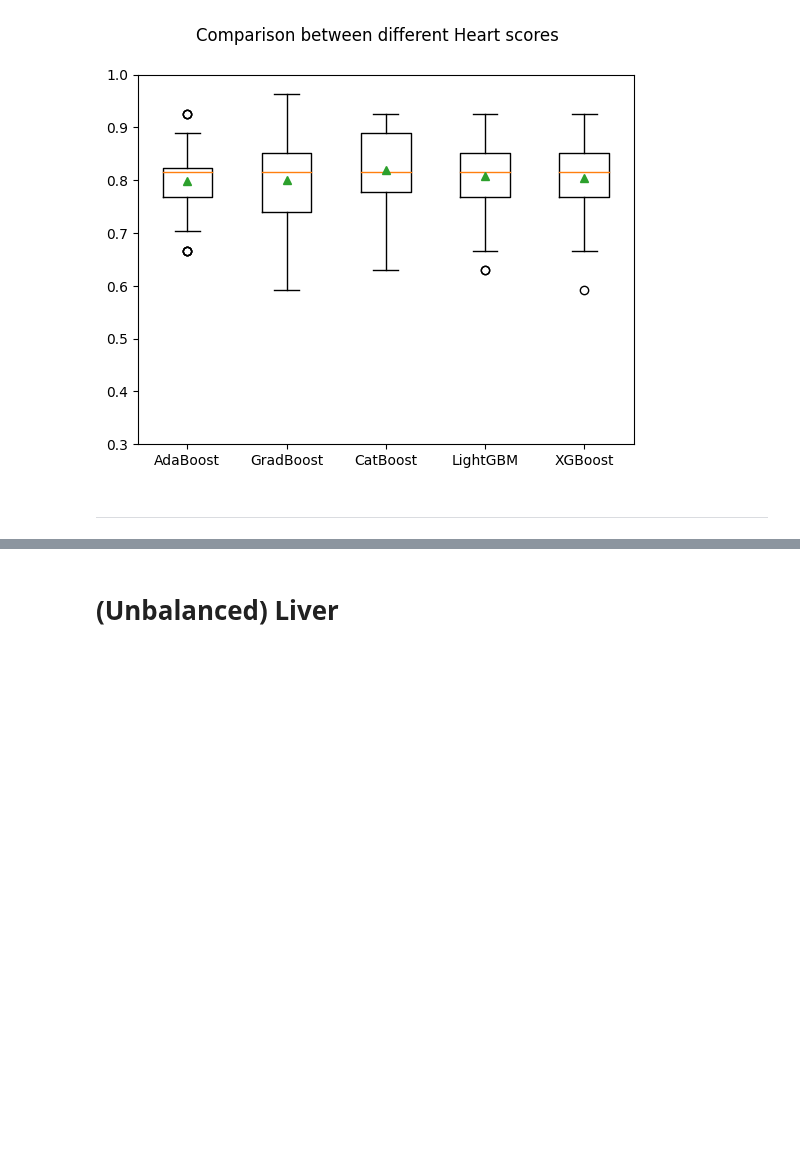
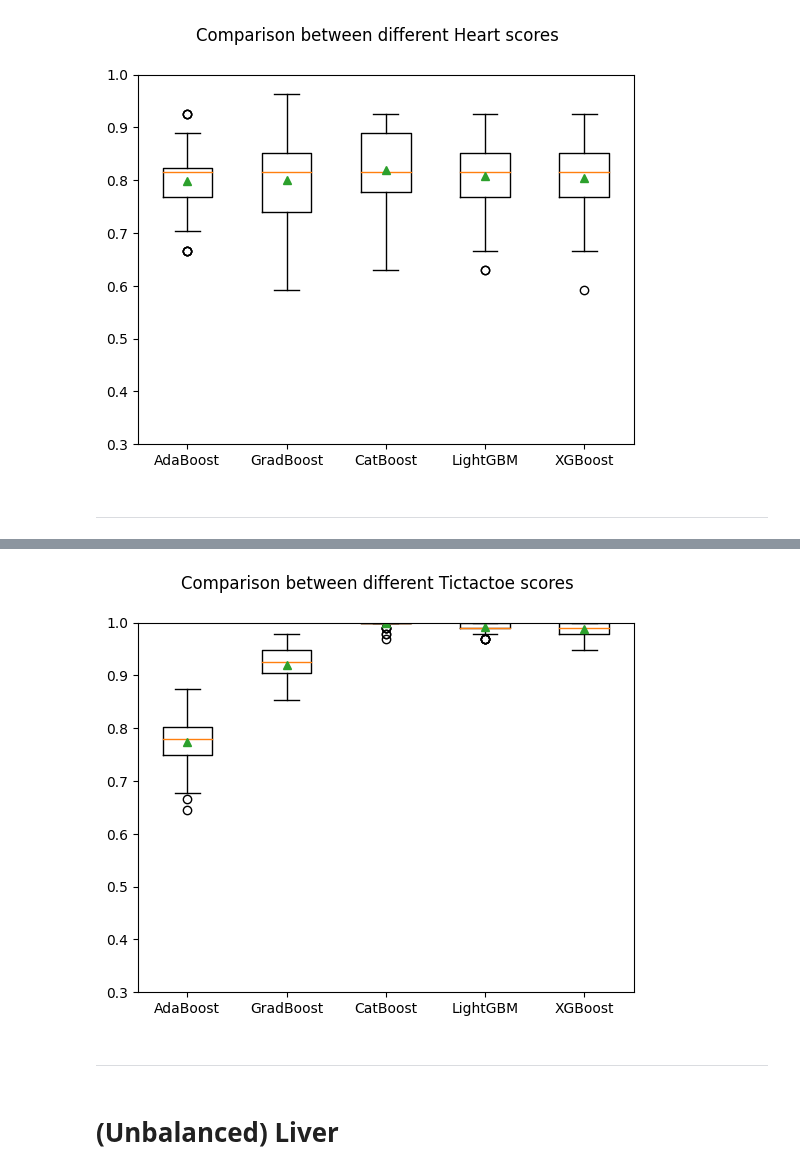
Before and after one commit to RochaErik/AlgorithmComparison, a Jupyter notebook: AlgorithmComparison1.ipynb, the cells around one changed output, grey strips where cells are left out. Cells and saved outputs as stored; diff of their text form; code cells hidden in the pictures; blank space fills up the shorter version.

```diff
--- a/AlgorithmComparison1.ipynb
+++ b/AlgorithmComparison1.ipynb
@@ -1381,0 +1400,9 @@ Algo_time_results['Heart'] = pd.Series(execution_times)
+# %%
+dummies = {
+            'x': 0,
+            'o': 1,
+            'b': 2,
+          }
+Xdummies = X.iloc[:, 0: 9].replace(dummies)
+# %%
+X = X.iloc[:, 0:9].astype('category')
@@ -1381,0 +1428,26 @@ Algo_time_results['Heart'] = pd.Series(execution_times)
+# %%
+# Since version 1.3.2 XGBoost needs target columns to start with 0 value
+
+le = LabelEncoder()
+y = le.fit_transform(y)
+# %%
+d_names = [
+          'AdaBoost',
+          'GradBoost',
+          ]
+c_names =   [
+          'CatBoost',
+          'LightGBM',
+          'XGBoost'
+          ]
+
+classi1 = [
+            AdaBoostClassifier(),
+            GradientBoostingClassifier()
+          ]
+
+classi2 = [
+            CatBoostClassifier(cat_features=list(X.columns), silent=True),
+            LGBMClassifier(categorical_feature=list(X.columns), feature_name=list(X.columns), verbosity=-1),
+            XGBClassifier(enable_categorical=True, tree_method='hist')
+          ]
@@ -1381,0 +1514,12 @@ Algo_time_results['Heart'] = pd.Series(execution_times)
+# %%
+# algorithm comparison
+
+fig = plt.figure()
+fig.suptitle('Comparison between different Tictactoe scores')
+ax = fig.add_subplot(111)
+plt.ylim(0.3, 1)
+plt.boxplot(tictactoe_scores, showmeans=True)
+ax.set_xticklabels(model_names)
+plt.show()
+# %% [output]
+[figure, added]
@@ -1382,3 +1530,5 @@ Algo_time_results['Heart'] = pd.Series(execution_times)
+# %% [markdown]
+---
 # %% [markdown]
 # **(Unbalanced) Liver**
 # %% [markdown]
```
Also changed, not shown: parts of 45 cells of this notebook, 3 other files.
